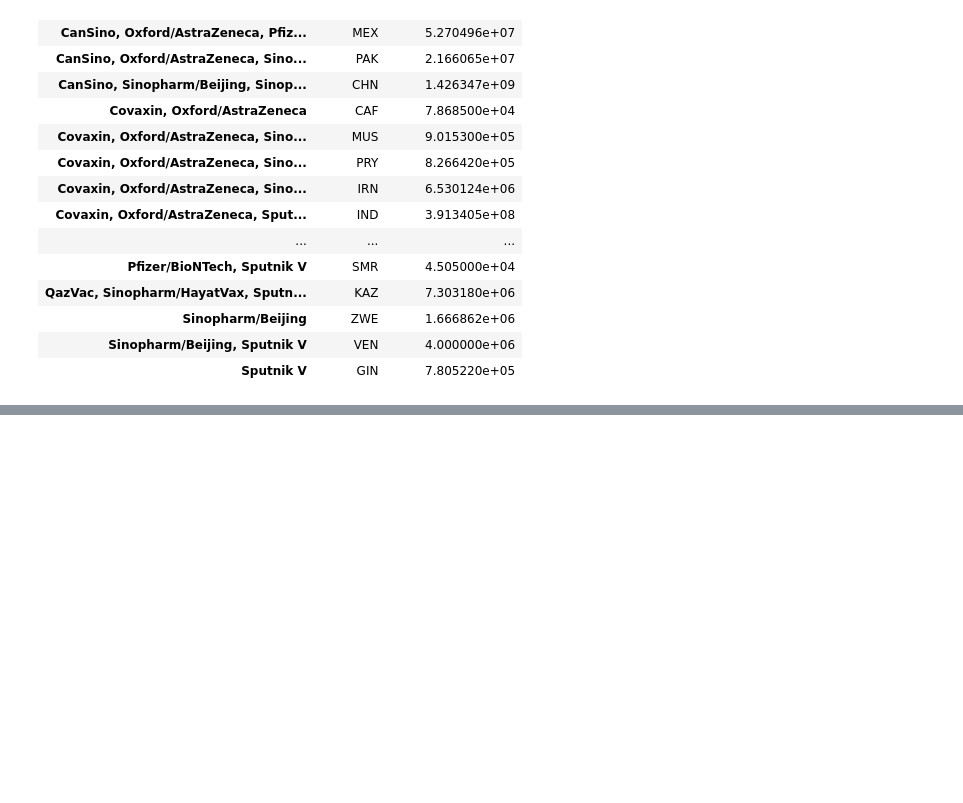
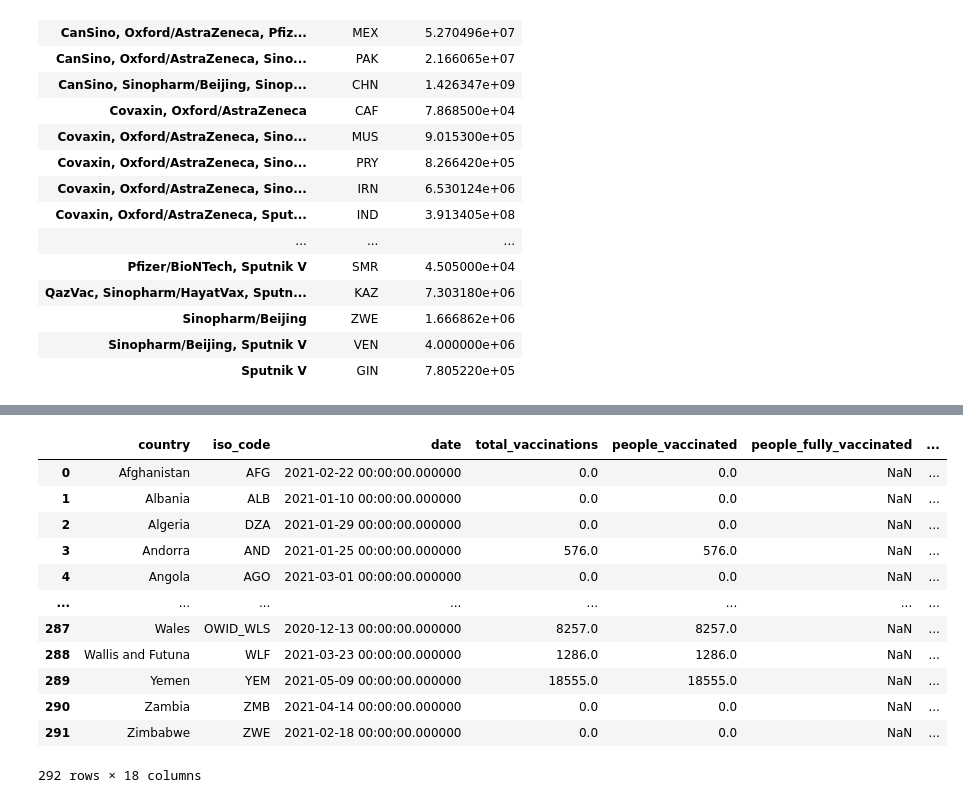
Before and after one commit to omidr1348/Covid_19, a Jupyter notebook: Covid Vaccination.ipynb, the cells around one changed output, grey strips where cells are left out. Drawn from its saved outputs; the diff is of its cells as text; code cells hidden in the pictures; blank space fills up the shorter version.

```diff
--- a/Covid Vaccination.ipynb
+++ b/Covid Vaccination.ipynb
@@ -273,0 +295,18 @@ vac_type
+# %%
+q = "SELECT * FROM covid_df WHERE  daily_vaccinations  IS NULL "
+not_null_df = sqldf(q , globals())
+not_null_df
+# %% [output]
+|  | country | iso_code | date | total_vaccinations | people_vaccinated | people_fully_vaccinated | ... |
+| 0 | Afghanistan | AFG | 2021-02-22 00:00:00.000000 | 0.0 | 0.0 | NaN | ... |
+| 1 | Albania | ALB | 2021-01-10 00:00:00.000000 | 0.0 | 0.0 | NaN | ... |
+| 2 | Algeria | DZA | 2021-01-29 00:00:00.000000 | 0.0 | 0.0 | NaN | ... |
+| 3 | Andorra | AND | 2021-01-25 00:00:00.000000 | 576.0 | 576.0 | NaN | ... |
+| 4 | Angola | AGO | 2021-03-01 00:00:00.000000 | 0.0 | 0.0 | NaN | ... |
+| ... | ... | ... | ... | ... | ... | ... | ... |
+| 287 | Wales | OWID_WLS | 2020-12-13 00:00:00.000000 | 8257.0 | 8257.0 | NaN | ... |
+| 288 | Wallis and Futuna | WLF | 2021-03-23 00:00:00.000000 | 1286.0 | 1286.0 | NaN | ... |
+| 289 | Yemen | YEM | 2021-05-09 00:00:00.000000 | 18555.0 | 18555.0 | NaN | ... |
+| 290 | Zambia | ZMB | 2021-04-14 00:00:00.000000 | 0.0 | 0.0 | NaN | ... |
+| 291 | Zimbabwe | ZWE | 2021-02-18 00:00:00.000000 | 0.0 | 0.0 | NaN | ... |
+292 rows × 18 columns
```
Also changed, not shown: parts of 5 cells of this notebook.
